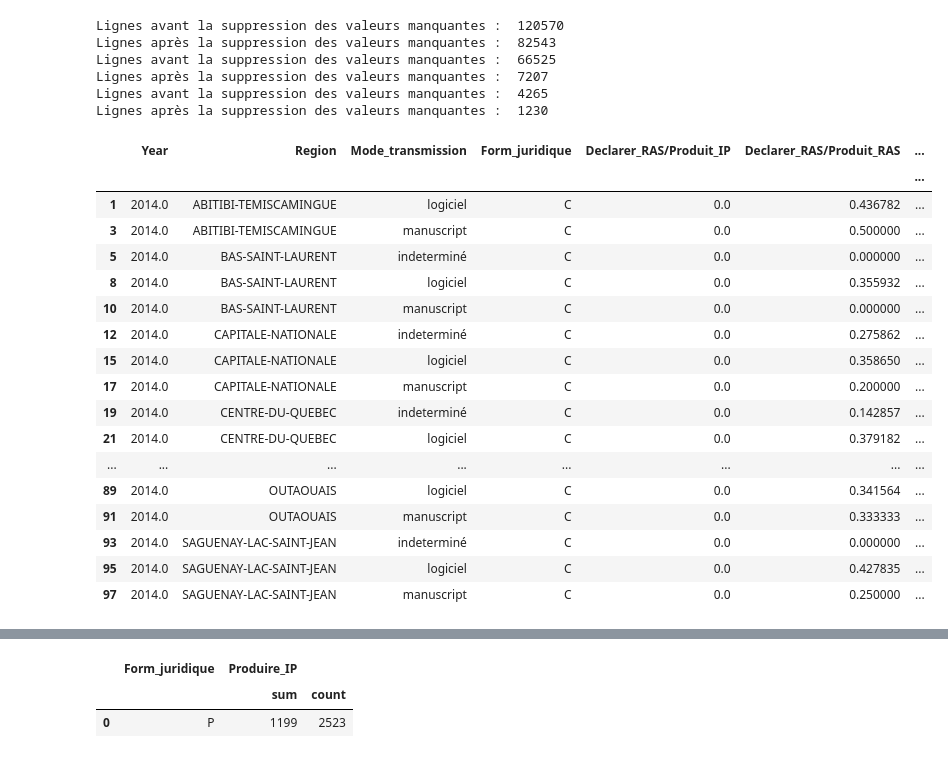
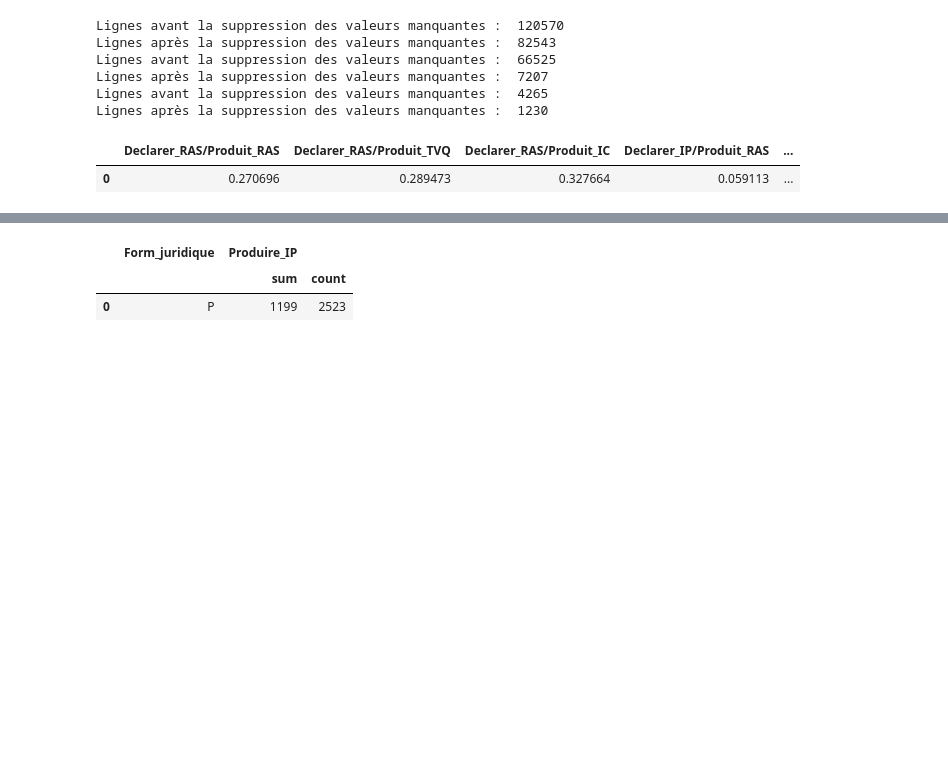
Before and after one commit to alimhammedialaoui/INF8808, a Jupyter notebook: src/yassine.ipynb, the cells around one changed output, grey strips where cells are left out. Drawn from its saved outputs; the diff is of its cells as text; code cells hidden in the pictures; blank space fills up the shorter version.

```diff
--- a/src/yassine.ipynb
+++ b/src/yassine.ipynb
@@ -475,126 +475,39 @@ def buble_processing_1(data_pd, year, region, trans, forme):
     new_data = new_data[new_data["Form_juridique"] == forme]
 
     mean_values = {
         "Declarer_RAS/Produit_RAS": new_data["Declarer_RAS/Produit_RAS"].mean(),
         "Declarer_RAS/Produit_TVQ":new_data["Declarer_RAS/Produit_TVQ"].mean(),
         "Declarer_RAS/Produit_IC":new_data["Declarer_RAS/Produit_IC"].mean(),
+        "Declarer_RAS/Produit_IP":new_data["Declarer_RAS/Produit_IP"].mean(),
         "Declarer_IP/Produit_RAS":new_data["Declarer_IP/Produit_RAS"].mean(),
         "Declarer_IP/Produit_IP":new_data["Declarer_IP/Produit_IP"].mean(),
         "Declarer_IP/Produit_TVQ":new_data["Declarer_IP/Produit_TVQ"].mean(),
         "Declarer_IP/Produit_IC":new_data["Declarer_IP/Produit_IC"].mean(),
         "Declarer_IC/Produit_RAS":new_data["Declarer_IC/Produit_RAS"].mean(),
         "Declarer_IC/Produit_IP":new_data["Declarer_IC/Produit_IP"].mean(),
         "Declarer_IC/Produit_TVQ":new_data["Declarer_IC/Produit_TVQ"].mean(),
         "Declarer_IC/Produit_IC":new_data["Declarer_IC/Produit_IC"].mean(),
         "Declarer_TVQ/Produit_RAS":new_data["Declarer_TVQ/Produit_RAS"].mean(),
         "Declarer_TVQ/Produit_IP":new_data["Declarer_TVQ/Produit_IP"].mean(),
         "Declarer_TVQ/Produit_TVQ":new_data["Declarer_TVQ/Produit_TVQ"].mean(),
         "Declarer_TVQ/Produit_IC":new_data["Declarer_TVQ/Produit_IC"].mean()
     }
+    final_dataframe = pd.DataFrame([mean_values])
+    return final_dataframe
 
-    # final_dataframe = new_data[
-    #     [
-    #         [
-    #             "Declarer_RAS/Produit_RAS",
-    #             "Declarer_RAS/Produit_TVQ",
-    #             "Declarer_RAS/Produit_IC",
-    #             "Declarer_IP/Produit_RAS",
-    #             "Declarer_IP/Produit_IP",
-    #             "Declarer_IP/Produit_TVQ",
-    #             "Declarer_IP/Produit_IC",
-    #             "Declarer_IC/Produit_RAS",
-    #             "Declarer_IC/Produit_IP",
-    #             "Declarer_IC/Produit_TVQ",
-    #             "Declarer_IC/Produit_IC",
-    #             "Declarer_TVQ/Produit_RAS",
-    #             "Declarer_TVQ/Produit_IP",
-    #             "Declarer_TVQ/Produit_TVQ",
-    #             "Declarer_TVQ/Produit_IC",
-    #         ]
-    #     ]
-    # ].mean()
-
-    # final_dataframe["Declarer_RAS/Produit_RAS"] = new_data[
-    #     "Declarer_RAS/Produit_RAS"
-    # ].mean()
-    # final_dataframe["Declarer_RAS/Produit_TVQ"] = new_data[
-    #     "Declarer_RAS/Produit_TVQ"
-    # ].mean()
-    # final_dataframe["Declarer_RAS/Produit_IC"] = new_data[
-    #     "Declarer_RAS/Produit_IC"
-    # ].mean()
-    # final_dataframe["Declarer_IP/Produit_RAS"] = new_data[
-    #     "Declarer_IP/Produit_RAS"
-    # ].mean()
-    # final_dataframe["Declarer_IP/Produit_IP"] = new_data[
-    #     "Declarer_IP/Produit_IP"
-    # ].mean()
-    # final_dataframe["Declarer_IP/Produit_TVQ"] = new_data[
-    #     "Declarer_IP/Produit_TVQ"
-    # ].mean()
-    # final_dataframe["Declarer_IP/Produit_IC"] = new_data[
-    #     "Declarer_IP/Produit_IC"
-    # ].mean()
-    # final_dataframe["Declarer_IC/Produit_RAS"] = new_data[
-    #     "Declarer_IC/Produit_RAS"
-    # ].mean()
-    # final_dataframe["Declarer_IC/Produit_IP"] = new_data[
-    #     "Declarer_IC/Produit_IP"
-    # ].mean()
-    # final_dataframe["Declarer_IC/Produit_TVQ"] = new_data[
-    #     "Declarer_IC/Produit_TVQ"
-    # ].mean()
-    # final_dataframe["Declarer_IC/Produit_IC"] = new_data[
-    #     "Declarer_IC/Produit_IC"
-    # ].mean()
-    # final_dataframe["Declarer_TVQ/Produit_RAS"] = new_data[
-    #     "Declarer_TVQ/Produit_RAS"
-    # ].mean()
-    # final_dataframe["Declarer_TVQ/Produit_IP"] = new_data[
-    #     "Declarer_TVQ/Produit_IP"
-    # ].mean()
-    # final_dataframe["Declarer_TVQ/Produit_TVQ"] = new_data[
-    #     "Declarer_TVQ/Produit_TVQ"
-    # ].mean()
-    # final_dataframe["Declarer_TVQ/Produit_IC"] = new_data[
-    #     "Declarer_TVQ/Produit_IC"
-    # ].mean()
-
-    return new_data
-    bublechart_data = grouped_data
-    return bublechart_data
-    bublechart_data = bublechart_data.replace(np.nan, 0)
-    bublechart_data
-    return bublechart_data
 
 
 # print(data_whole)
-ts2 = buble_processing_1(data, 2014, "Tout", "Tout", "C")
+ts2 = buble_processing_1(data, "Tout", "Tout", "Tout", "C")
 # data_pd = data_whole
 # grouped_data =  data_pd[ data_pd["Declarer_RAS"] == 1].groupby(['Form_juridique',"Year"]).agg({"Produire_IP": ["sum", "count"]}).reset_index()
 # data_filtered = grouped_data[(grouped_data['Year'] == 2014)]
 # data_filtered
 ts2
 # print(ts2[ts2["Form_juridique"]=="C"]["Declarer_RAS/Produit_RAS"].mean())
 # %% [output]
-|  | Year | Region | Mode_transmission | Form_juridique | Declarer_RAS/Produit_IP | Declarer_RAS/Produit_RAS | ... |
-|  |  |  |  |  |  |  | ... |
-| 1 | 2014.0 | ABITIBI-TEMISCAMINGUE | logiciel | C | 0.0 | 0.436782 | ... |
-| 3 | 2014.0 | ABITIBI-TEMISCAMINGUE | manuscript | C | 0.0 | 0.500000 | ... |
-| 5 | 2014.0 | BAS-SAINT-LAURENT | indeterminé | C | 0.0 | 0.000000 | ... |
-| 8 | 2014.0 | BAS-SAINT-LAURENT | logiciel | C | 0.0 | 0.355932 | ... |
-| 10 | 2014.0 | BAS-SAINT-LAURENT | manuscript | C | 0.0 | 0.000000 | ... |
-| 12 | 2014.0 | CAPITALE-NATIONALE | indeterminé | C | 0.0 | 0.275862 | ... |
-| 15 | 2014.0 | CAPITALE-NATIONALE | logiciel | C | 0.0 | 0.358650 | ... |
-| 17 | 2014.0 | CAPITALE-NATIONALE | manuscript | C | 0.0 | 0.200000 | ... |
-| 19 | 2014.0 | CENTRE-DU-QUEBEC | indeterminé | C | 0.0 | 0.142857 | ... |
-| 21 | 2014.0 | CENTRE-DU-QUEBEC | logiciel | C | 0.0 | 0.379182 | ... |
-| ... | ... | ... | ... | ... | ... | ... | ... |
-| 89 | 2014.0 | OUTAOUAIS | logiciel | C | 0.0 | 0.341564 | ... |
-| 91 | 2014.0 | OUTAOUAIS | manuscript | C | 0.0 | 0.333333 | ... |
-| 93 | 2014.0 | SAGUENAY-LAC-SAINT-JEAN | indeterminé | C | 0.0 | 0.000000 | ... |
-| 95 | 2014.0 | SAGUENAY-LAC-SAINT-JEAN | logiciel | C | 0.0 | 0.427835 | ... |
-| 97 | 2014.0 | SAGUENAY-LAC-SAINT-JEAN | manuscript | C | 0.0 | 0.250000 | ... |
+|  | Declarer_RAS/Produit_RAS | Declarer_RAS/Produit_TVQ | Declarer_RAS/Produit_IC | Declarer_IP/Produit_RAS | ... |
+| 0 | 0.270696 | 0.289473 | 0.327664 | 0.059113 | ... |
 # %%
 
 def filter_bubble_data(df,year,trans,form,region):
```
Also changed, not shown: parts of 1 cell of this notebook, 3 other files.
